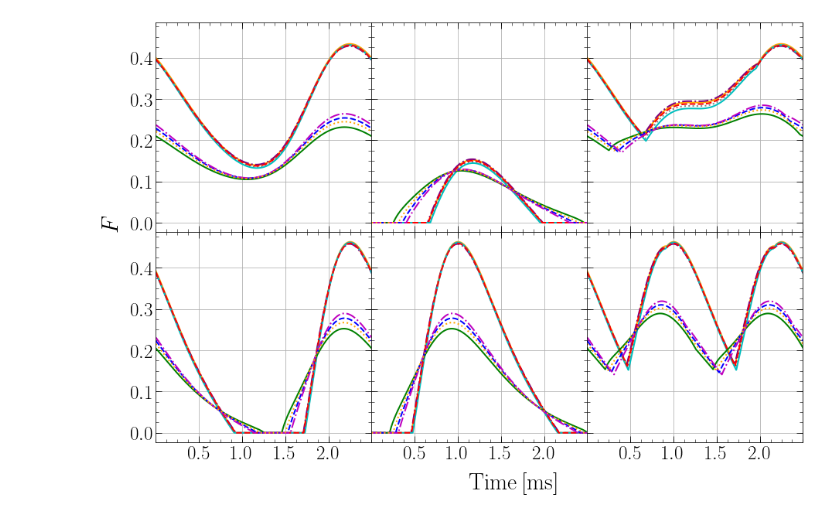
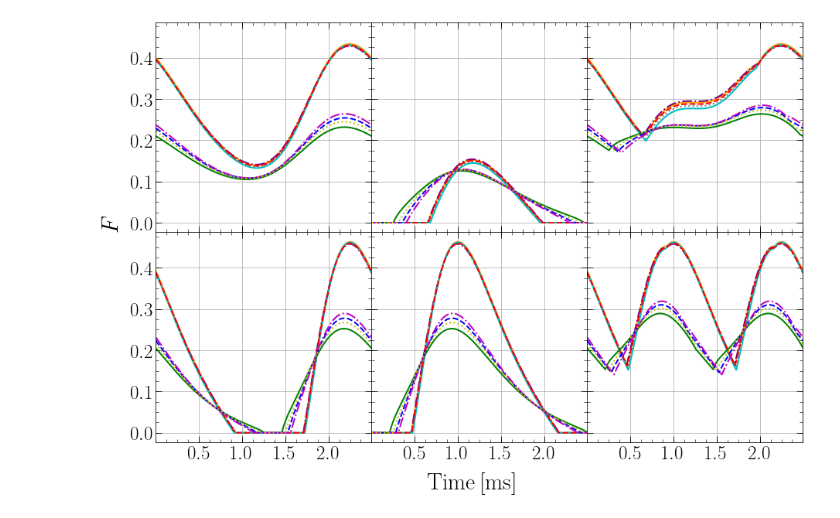
Before and after one commit to GravYong/scalarized_ns, a Jupyter notebook: pulse_profile.ipynb, the cells around one changed output. Drawn from its saved outputs; the diff is of its cells as text; code cells hidden in the pictures.

```diff
--- a/pulse_profile.ipynb
+++ b/pulse_profile.ipynb
@@ -49,15 +46,0 @@ from matplotlib.ticker import (MultipleLocator, FormatStrFormatter,
-# %%
-names= ['m14_a','m14_5_001_a','m14_5_1_a', 'm14_10_001_a','m14_10_1_a','m20_a','m20_5_001_a', 'm20_10_001_a','m20_10_1_a']
-colors = ['c', 'g', 'r', 'm', 'orange',  'y', 'grey','purple','b']
-plt.figure(figsize=(12,6))
-for j in range(len(names)):
-    data1 = np.genfromtxt('data/'+'pp_ap4_' +names[j]+ '.dat')
-    t=data1[:,0]*10**3
-    flux=data1[:,1]
-    plt.plot(t,flux, color=colors[j], linewidth=1.5)
-plt.ylim(0.001,0.45)
-plt.xlim(0,2.5)
-plt.ylabel(r'${F}$', fontsize=30)
-plt.xlabel(r'$\rm{Time\,[\rm ms]}$', fontsize=30)
-plt.grid(alpha=0.6)
-plt.minorticks_on()
@@ -66,16 +46,0 @@ plt.minorticks_on()
-# %%
-names= ['m14_a','m14_5_001_a','m14_5_1_a', 'm14_10_001_a','m14_10_1_a','m20_a','m20_5_001_a', 'm20_10_001_a','m20_10_1_a']
-names1= ['m14_b','m14_5_001_b','m14_5_1_b', 'm14_10_001_b','m14_10_1_b','m20_b','m20_5_001_b', 'm20_10_001_b','m20_10_1_b']
-colors = ['c', 'g', 'r', 'm', 'orange',  'y', 'grey','purple','b']
-plt.figure(figsize=(12,6))
-for j in range(len(names)):
-    data1 = np.genfromtxt('data/'+'pp_ap4_' +names[j]+ '.dat')
-    t=data1[:,0]*10**3
-    flux=data1[:,1]
-    plt.plot(t,flux, color=colors[j], linewidth=2)
-plt.ylim(0.001,0.5)
-plt.xlim(0,2.5)
-plt.ylabel(r'${F}$', fontsize=25)
-plt.xlabel(r'$\rm{Time\,[\rm ms]}$', fontsize=25)
-plt.grid(alpha=0.6)
-plt.minorticks_on()
@@ -84,7 +47,7 @@ plt.minorticks_on()
 # %%
 names= ['m14_a','m14_5_001_a','m14_5_1_a', 'm14_10_001_a','m14_10_1_a','m20_a','m20_5_001_a', 'm20_10_001_a','m20_10_1_a']
 names1= ['m14_b','m14_5_001_b','m14_5_1_b', 'm14_10_001_b','m14_10_1_b','m20_b','m20_5_001_b', 'm20_10_001_b','m20_10_1_b']
-colors=['orange', 'grey','purple','c','r', 'g', 'b', 'm', 'orange']
+colors=['orange', 'grey','purple','c','r', 'g', 'b', 'm', 'y']
 linestyle=['-', ':', '-.', '-', '--' ,'-' ,'--' , '-.' ,':']
 fig, axs = plt.subplots(2, 3,figsize=(15,10),sharex=True, sharey=True)
 plt.subplots_adjust(hspace=0.0)
@@ -96,32 +59,32 @@ axs[0,0].set_yticks([0,0.1,0.2,0.3,0.4])
 axs[0,0].set_xlim(0,2.5)
 for i in range(len(names)):
 
     data1 = np.genfromtxt('data/'+'pp_ap4_' +names[i]+ '.dat')
     t=data1[:,0]*10**3
     flux1=data1[:,1]
     flux2=data1[:,2]
     flux3=data1[:,3]
     axs[0,0].plot( t, flux1,linewidth=2, color=colors[i],linestyle=linestyle[i])
     axs[0,1].plot( t, flux2,linewidth=2, color=colors[i],linestyle=linestyle[i])
     axs[0,2].plot( t, flux3,linewidth=2, color=colors[i],linestyle=linestyle[i])
     axs[0,0].grid()
     axs[0,1].grid()
     axs[0,2].grid()
 
     data2 = np.genfromtxt('data/'+'pp_ap4_' +names1[i]+ '.dat')
     t1=data2[:,0]*10**3
     flux4=data2[:,1]
     flux5=data2[:,2]
     flux6=data2[:,3]
     axs[1,0].plot( t1, flux4,linewidth=2, color=colors[i],linestyle=linestyle[i])
     axs[1,1].plot( t1, flux5,linewidth=2, color=colors[i],linestyle=linestyle[i])
     axs[1,2].plot( t1, flux6,linewidth=2, color=colors[i],linestyle=linestyle[i])
     axs[1,0].grid()
     axs[1,1].grid()
     axs[1,2].grid()
 
-fig.text(0.5, 0.04, r'$\rm{Time\,[\rm ms]}$' ,fontsize=30)
+fig.text(0.45, 0.04, r'$\rm{Time\,[\rm ms]}$' ,fontsize=30)
 fig.text(0.06, 0.5, r'${F}$',fontsize=30,rotation='vertical')
 plt.savefig("pulse_profile.pdf", format='pdf', bbox_inches="tight")
 # %% [output]
-[figure, old version]
+[figure, new version]
```
Also changed, not shown: parts of 3 cells of this notebook, 3 other files.
